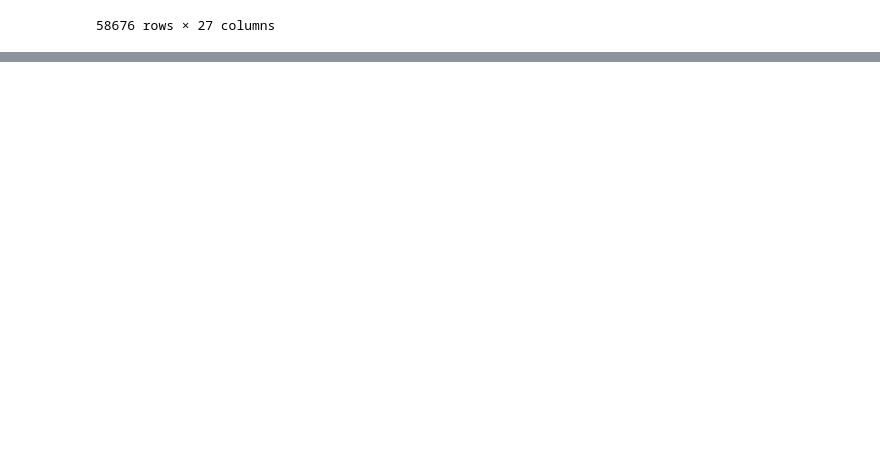
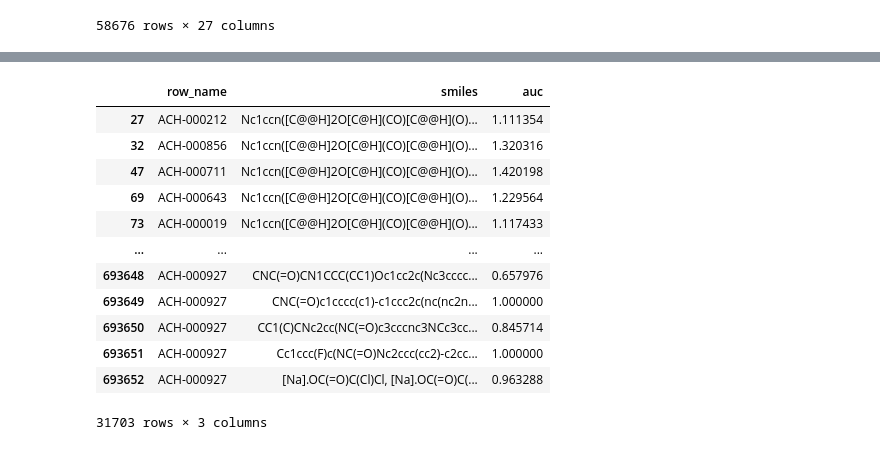
Before and after one commit to MunjungKim/PDTC_drug_response, a Jupyter notebook: notebook/Cell line data process.ipynb, the cells around one changed output, grey strips where cells are left out. Cells and saved outputs as stored; diff of their text form; code cells hidden in the pictures; blank space fills up the shorter version.

```diff
--- a/notebook/Cell line data process.ipynb
+++ b/notebook/Cell line data process.ipynb
@@ -90,0 +130,18 @@ exp_breast.to_csv('../data/CCLE_expression_full_19Q4_breast.csv')
+# %%
+response_cell_abstract_breast = response_cell_abstract[response_cell_abstract['row_name'].isin(breast_cell_list)]
+# %%
+response_cell_abstract_breast
+# %% [output]
+|  | row_name | smiles | auc |
+| 27 | ACH-000212 | Nc1ccn([C@@H]2O[C@H](CO)[C@@H](O)... | 1.111354 |
+| 32 | ACH-000856 | Nc1ccn([C@@H]2O[C@H](CO)[C@@H](O)... | 1.320316 |
+| 47 | ACH-000711 | Nc1ccn([C@@H]2O[C@H](CO)[C@@H](O)... | 1.420198 |
+| 69 | ACH-000643 | Nc1ccn([C@@H]2O[C@H](CO)[C@@H](O)... | 1.229564 |
+| 73 | ACH-000019 | Nc1ccn([C@@H]2O[C@H](CO)[C@@H](O)... | 1.117433 |
+| ... | ... | ... | ... |
+| 693648 | ACH-000927 | CNC(=O)CN1CCC(CC1)Oc1cc2c(Nc3cccc... | 0.657976 |
+| 693649 | ACH-000927 | CNC(=O)c1cccc(c1)-c1ccc2c(nc(nc2n... | 1.000000 |
+| 693650 | ACH-000927 | CC1(C)CNc2cc(NC(=O)c3cccnc3NCc3cc... | 0.845714 |
+| 693651 | ACH-000927 | Cc1ccc(F)c(NC(=O)Nc2ccc(cc2)-c2cc... | 1.000000 |
+| 693652 | ACH-000927 | [Na].OC(=O)C(Cl)Cl, [Na].OC(=O)C(... | 0.963288 |
+31703 rows × 3 columns
```
Also changed, not shown: parts of 9 cells of this notebook, 2 other files.
